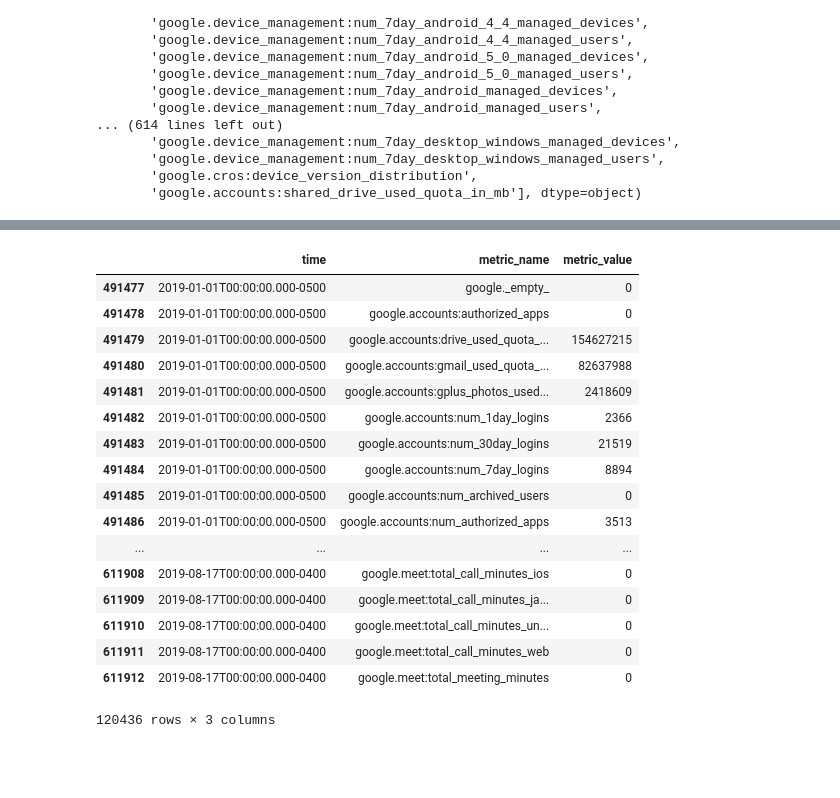
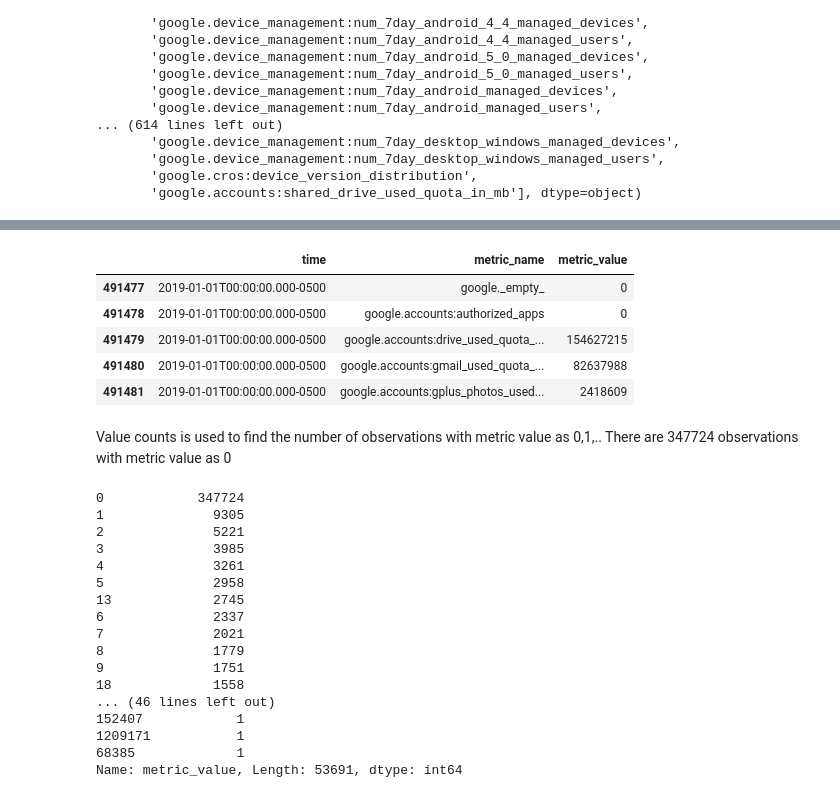
Before and after one commit to UNCG-CSE/G_Suite_Metrics, a Jupyter notebook: src/Anusha/Data description.ipynb, the cells around one changed output, grey strips where cells are left out. Cells and saved outputs as stored; diff of their text form; code cells hidden in the pictures; blank space fills up the shorter version.

```diff
--- a/src/Anusha/Data description.ipynb
+++ b/src/Anusha/Data description.ipynb
@@ -3,6 +3,8 @@ Raw data extraction to Pandas dataframes.
 # %%
 import pandas as pd
-data_path = "20150323-20190817-google-metrics-export - 20150323-20190817-google-metrics-export.csv"
+import matplotlib.pyplot as plt
+import numpy as np
+data_path = "C:/Users/ventraak/Documents/Fall 2019/Data Science/Project/20150323-20190817-google-metrics-export - 20150323-20190817-google-metrics-export.csv"
 data = pd.read_csv(data_path)
 # %% [markdown]
 Column names
@@ -180,25 +414,36 @@ year2018
 year2018.to_csv('FourthYear.csv')
 # %%
 year2019 = data[data['time'].str.startswith('2019')]
-year2019
+year2019.head()
 # %% [output]
 |  | time | metric_name | metric_value |
 | 491477 | 2019-01-01T00:00:00.000-0500 | google._empty_ | 0 |
 | 491478 | 2019-01-01T00:00:00.000-0500 | google.accounts:authorized_apps | 0 |
 | 491479 | 2019-01-01T00:00:00.000-0500 | google.accounts:drive_used_quota_... | 154627215 |
 | 491480 | 2019-01-01T00:00:00.000-0500 | google.accounts:gmail_used_quota_... | 82637988 |
 | 491481 | 2019-01-01T00:00:00.000-0500 | google.accounts:gplus_photos_used... | 2418609 |
-| 491482 | 2019-01-01T00:00:00.000-0500 | google.accounts:num_1day_logins | 2366 |
-| 491483 | 2019-01-01T00:00:00.000-0500 | google.accounts:num_30day_logins | 21519 |
-| 491484 | 2019-01-01T00:00:00.000-0500 | google.accounts:num_7day_logins | 8894 |
-| 491485 | 2019-01-01T00:00:00.000-0500 | google.accounts:num_archived_users | 0 |
-| 491486 | 2019-01-01T00:00:00.000-0500 | google.accounts:num_authorized_apps | 3513 |
-| ... | ... | ... | ... |
-| 611908 | 2019-08-17T00:00:00.000-0400 | google.meet:total_call_minutes_ios | 0 |
-| 611909 | 2019-08-17T00:00:00.000-0400 | google.meet:total_call_minutes_ja... | 0 |
-| 611910 | 2019-08-17T00:00:00.000-0400 | google.meet:total_call_minutes_un... | 0 |
-| 611911 | 2019-08-17T00:00:00.000-0400 | google.meet:total_call_minutes_web | 0 |
-| 611912 | 2019-08-17T00:00:00.000-0400 | google.meet:total_meeting_minutes | 0 |
-120436 rows × 3 columns
 # %%
 year2019.to_csv('FifthYear.csv')
+# %% [markdown]
+Value counts is used to find the number of observations with metric value as 0,1,..
+There are 347724 observations with metric value as 0
+# %%
+data.metric_value.value_counts()
+# %% [output]
+0            347724
+1              9305
+2              5221
+3              3985
+4              3261
+5              2958
+13             2745
+6              2337
+7              2021
+8              1779
+9              1751
+18             1558
+... (46 lines left out)
+152407            1
+1209171           1
+68385             1
+Name: metric_value, Length: 53691, dtype: int64
```
Also changed, not shown: parts of 40 cells of this notebook.
